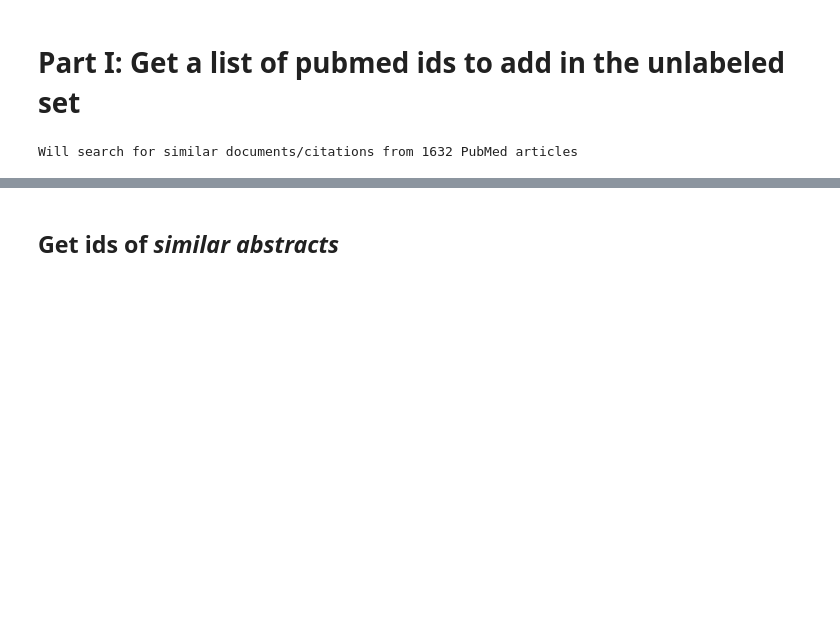
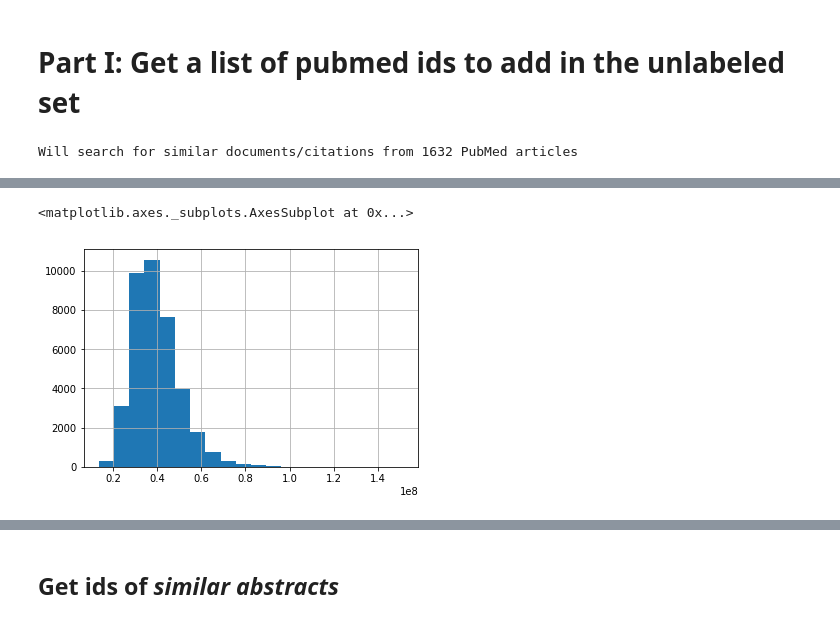
Before and after one commit to littlewine/snorkel-ml, a Jupyter notebook: helpers/pubmed enrich dataset.ipynb, the cells around one changed output, grey strips where cells are left out. Saved outputs shown, nothing was run; the diff lists cells and outputs as text; code cells hidden in the pictures; blank space fills up the shorter version.

```diff
--- a/helpers/pubmed enrich dataset.ipynb
+++ b/helpers/pubmed enrich dataset.ipynb
@@ -7,7 +13,7 @@ import urllib, pickle
 from pubmed_utils import get_pubmed_citations,get_pubmed_similar_docs
 # %%
 # LOAD from pickle
-with open('/home/antonis/data/biocreative6/pubmed_ids_validation.pickle', 'rb') as f:
+with open('../my-code/pickles/pubmed_ids_validation.pickle', 'rb') as f:
     pubmed_ids = pickle.load(f)
 # %%
 #define from which ids to take citations/similar articles from
@@ -17,0 +26,22 @@ Will search for similar documents/citations from 1632 PubMed articles
+# %%
+
+Entrez.email = "amkrasakis@gmail.com"
+
+similar_ids = {}
+
+for i,primary_id in enumerate(ids):
+    handle = Entrez.elink(db="pubmed", id=primary_id, cmd="neighbor_score", rettype="xml")
+    records = Entrez.read(handle)
+
+    scores = sorted(records[0]['LinkSetDb'][0]['Link'], key=lambda k: int(k['Score']), reverse=True)
+    ids = list(map(lambda x: x['Id'],scores[:top_n]))
+    scores = list(map(lambda x: int(x['Score']),scores[:top_n]))
+    similar_ids.update(dict(zip(ids,scores)))
+
+#     similar_ids.extend(map(lambda x: x['Id'],scores[:top_n]))
+
+    time.sleep(.34) # do not send more than 3 requests/sec
+    if i%100==0:
+        print 'Getting %i most similar docs to doc %i...'%(top_n, i)
+
+#     return similar_ids
@@ -17,0 +50,2 @@ Will search for similar documents/citations from 1632 PubMed articles
+# %%
+similar_dict = get_pubmed_similar_docs(ids,top_n=25)
@@ -17,0 +74,5 @@ Will search for similar documents/citations from 1632 PubMed articles
+# %%
+pd.Series(similar_dict.values()).hist(bins=20)
+# %% [output]
+<matplotlib.axes._subplots.AxesSubplot at 0x...>
+[figure, added]
```
Also changed, not shown: parts of 15 cells of this notebook, 8 other files.
